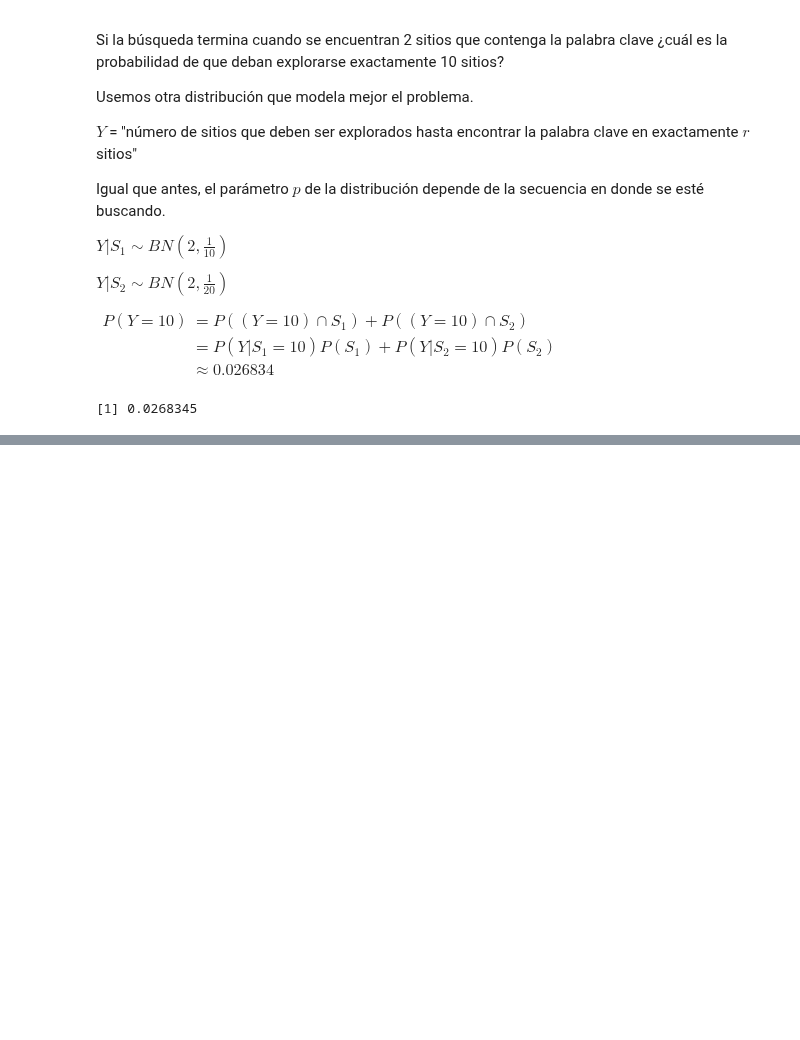
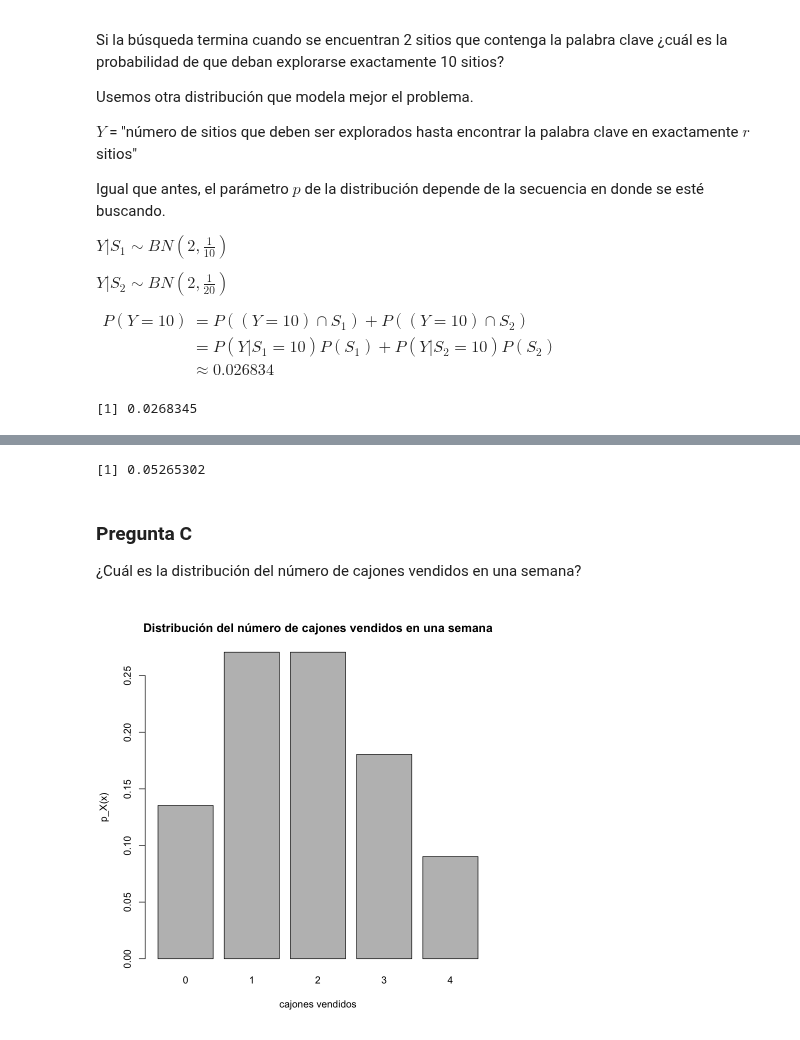
Before and after one commit to honi/uba-probabilidad-y-estadistica, a Jupyter notebook: Soluciones/Práctica2.ipynb, the cells around one changed output, grey strips where cells are left out. Saved outputs shown, nothing was run; the diff lists cells and outputs as text; code cells hidden in the pictures; blank space fills up the shorter version.

```diff
--- a/Soluciones/Práctica2.ipynb
+++ b/Soluciones/Práctica2.ipynb
@@ -697,0 +720,12 @@ dnbinom(8, 2, 1/10) * 1/2 + dnbinom(8, 2, 1/20) * 1/2
+# %%
+1 - ppois(4, 2)
+# %% [output]
+[1] 0.05265302
+# %% [markdown]
+### Pregunta C
+
+¿Cuál es la distribución del número de cajones vendidos en una semana?
+# %%
+barplot(dpois(0:4, 2), main='Distribución del número de cajones vendidos en una semana', xlab='cajones vendidos', ylab='p_X(x)', names.arg=0:4)
+# %% [output]
+[figure, added]
```
Also changed, not shown: parts of 7 cells of this notebook.
